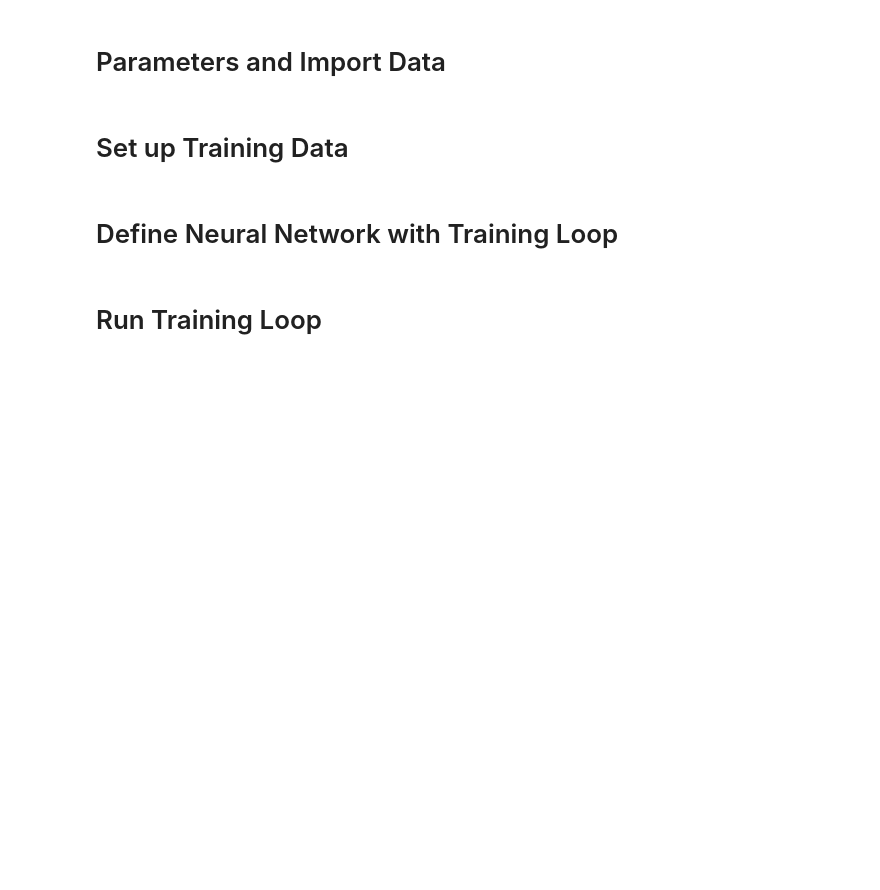
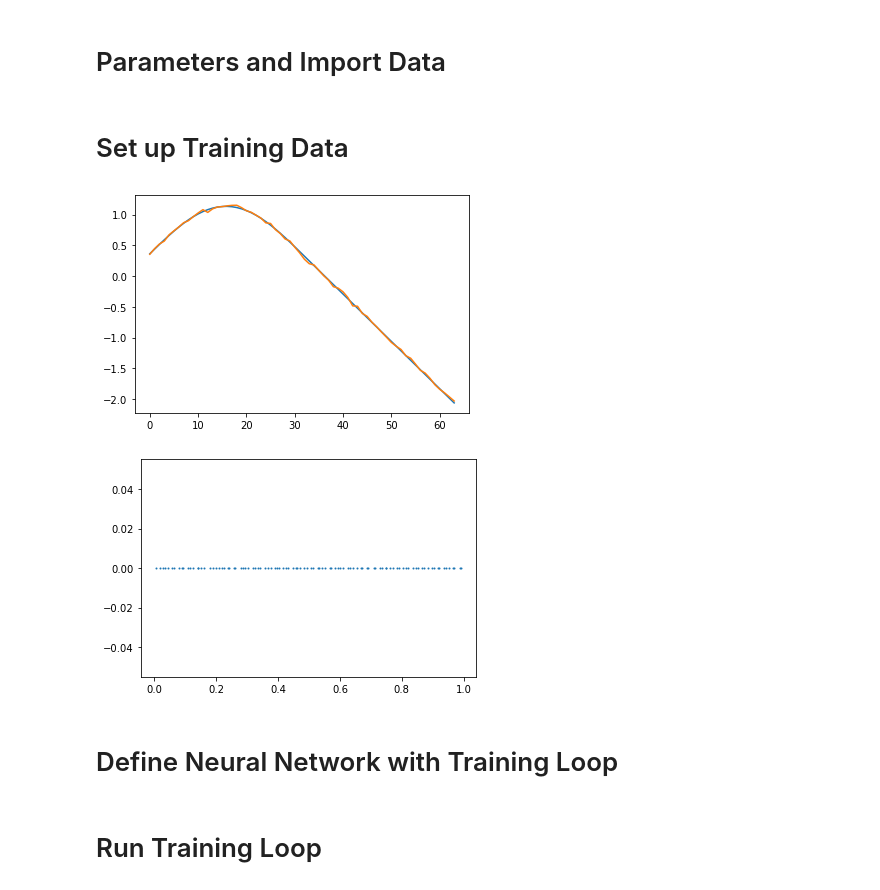
Before and after one commit to aho38/Pytorch-PINN-Marine-Lake, a Jupyter notebook: Model_Discovery/lake_model_Helm.ipynb, the cells around one changed output. Cells and saved outputs as stored; diff of their text form; code cells hidden in the pictures; blank space fills up the shorter version.

```diff
--- a/Model_Discovery/lake_model_Helm.ipynb
+++ b/Model_Discovery/lake_model_Helm.ipynb
@@ -19,8 +21,8 @@ Using device: cuda
 # %%
 file_path = os.getcwd()
 
-Nu = 256
-Nf = 1000
+Nu = 64
+Nf = 100
 a, b = 0.0, 1.0
 
 # Load True Solution and paramters
@@ -38,18 +40,30 @@ omega = torch.tensor(omega, dtype=torch.float32, device=device)
 # Set up Training Data
 # %%
 X_u_train = torch.linspace(a,b, Nu, dtype=torch.float32)[:, None]
+
 u_train = torch.tensor(true_solution(X_u_train), dtype=torch.float32)
+plt.plot(u_train)
+noise_level = 0.01
+np.random.seed(0)
+u_train += torch.randn(u_train.shape) * abs(u_train).max() * noise_level
+plt.plot(u_train)
+plt.show()
+
 X_f_train = torch.tensor(lhs(1, Nf), dtype=torch.float32)
 dist_f_train = torch.tensor(true_dist(X_f_train), dtype=torch.float32)
 forcing_f_train = torch.tensor(true_forcing(X_f_train), dtype=torch.float32)
+plt.plot(X_f_train, np.zeros_like(X_f_train), 'o', markersize=1)
 
 # Move data to the selected device
 X_u_train = X_u_train.to(device)
 u_train = u_train.to(device)
 X_f_train = X_f_train.to(device)
 X_f_train.requires_grad = True
 dist_f_train = dist_f_train.to(device)
 forcing_f_train = forcing_f_train.to(device)
+# %% [output]
+[figure, added]
+[figure, added]
 # %% [markdown]
 # Define Neural Network with Training Loop
 # %%
```
Also changed, not shown: parts of 10 cells of this notebook.
